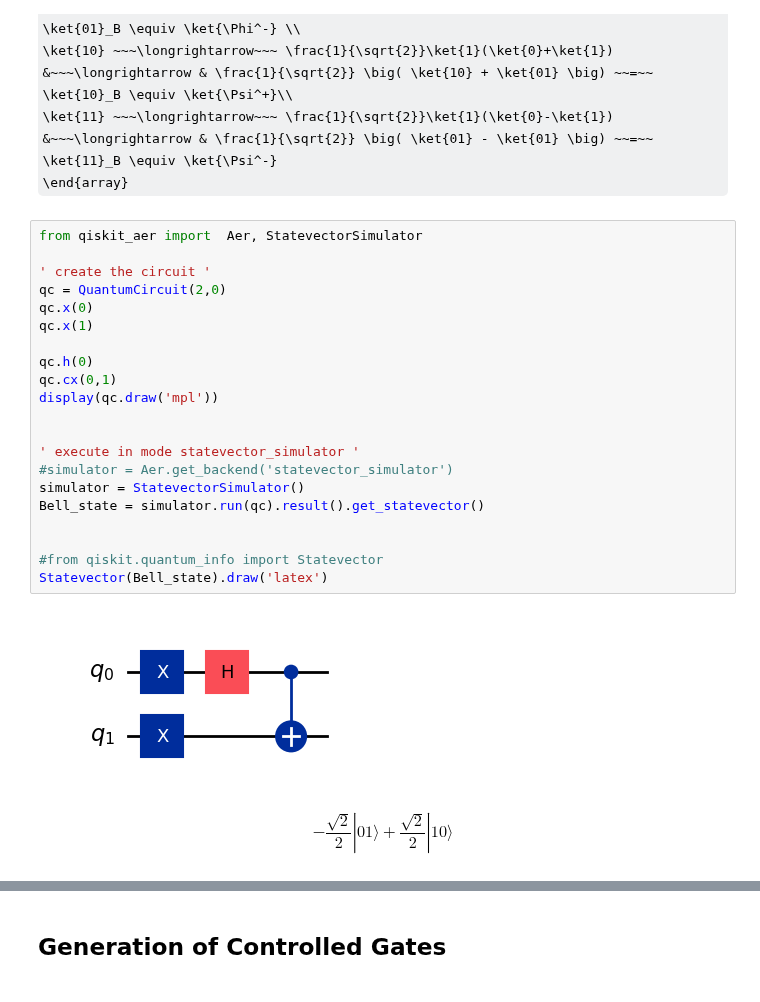
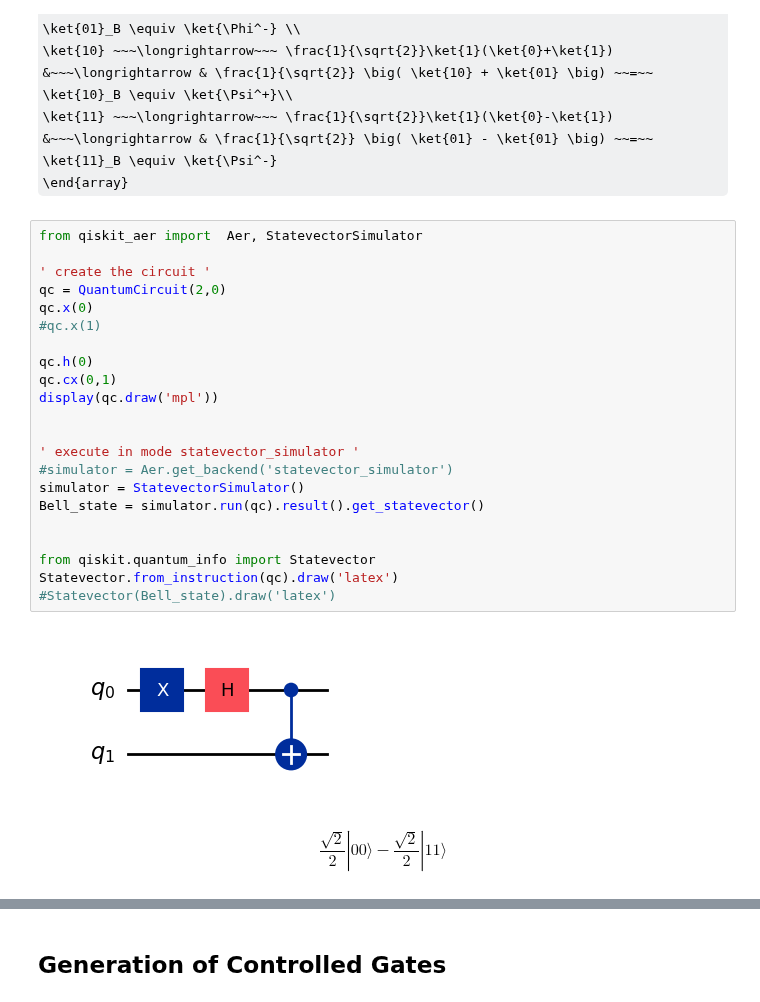
Before and after one commit to jamasole/Quantum_Information_Concepts_and_Tools, a Jupyter notebook: 02_Dancing_with_qubits/024_Multiqubits.ipynb, the cells around one changed output, grey strips where cells are left out. Cells and saved outputs as stored; diff of their text form; some formulas as TeX source.

```diff
--- a/02_Dancing_with_qubits/024_Multiqubits.ipynb
+++ b/02_Dancing_with_qubits/024_Multiqubits.ipynb
@@ -727,27 +725,28 @@ Specifically
 # %%
 from qiskit_aer import  Aer, StatevectorSimulator
 
 ' create the circuit '
 qc = QuantumCircuit(2,0)
 qc.x(0)
-qc.x(1)
+#qc.x(1)
 
 qc.h(0)
 qc.cx(0,1)
 display(qc.draw('mpl'))
 
 
 ' execute in mode statevector_simulator '
 #simulator = Aer.get_backend('statevector_simulator')
 simulator = StatevectorSimulator()
 Bell_state = simulator.run(qc).result().get_statevector()
 
 
-#from qiskit.quantum_info import Statevector
-Statevector(Bell_state).draw('latex')
+from qiskit.quantum_info import Statevector
+Statevector.from_instruction(qc).draw('latex')
+#Statevector(Bell_state).draw('latex')
 # %% [output]
-[figure, old version]
+[figure, new version]
-$$- \frac{\sqrt{2}}{2} |01\rangle+\frac{\sqrt{2}}{2} |10\rangle$$
+$$\frac{\sqrt{2}}{2} |00\rangle- \frac{\sqrt{2}}{2} |11\rangle$$
 # %%
 ' the Bell state cannot be drawn on Bloch spheres'
 
```
Also changed, not shown: parts of 5 cells of this notebook, 26 other files.
